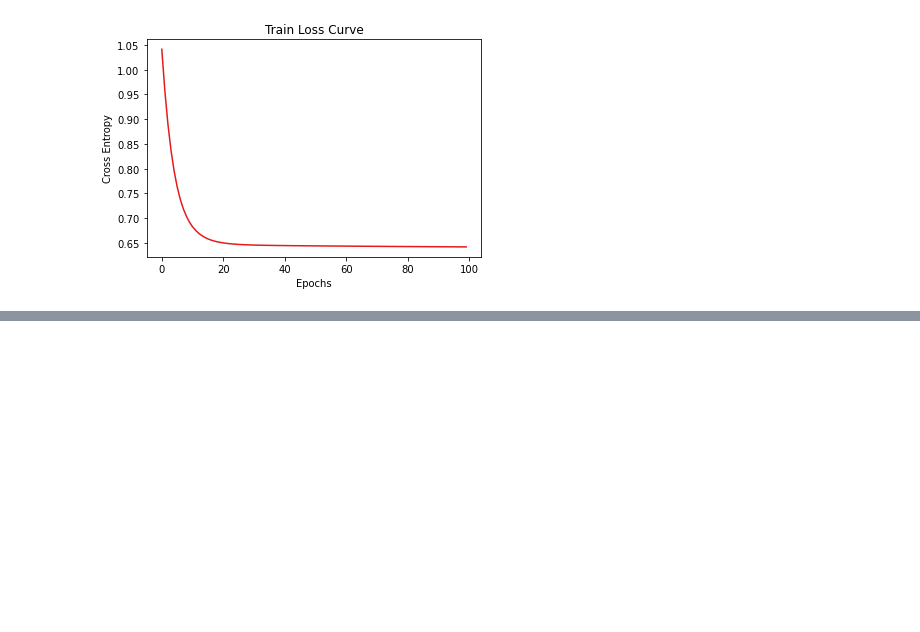
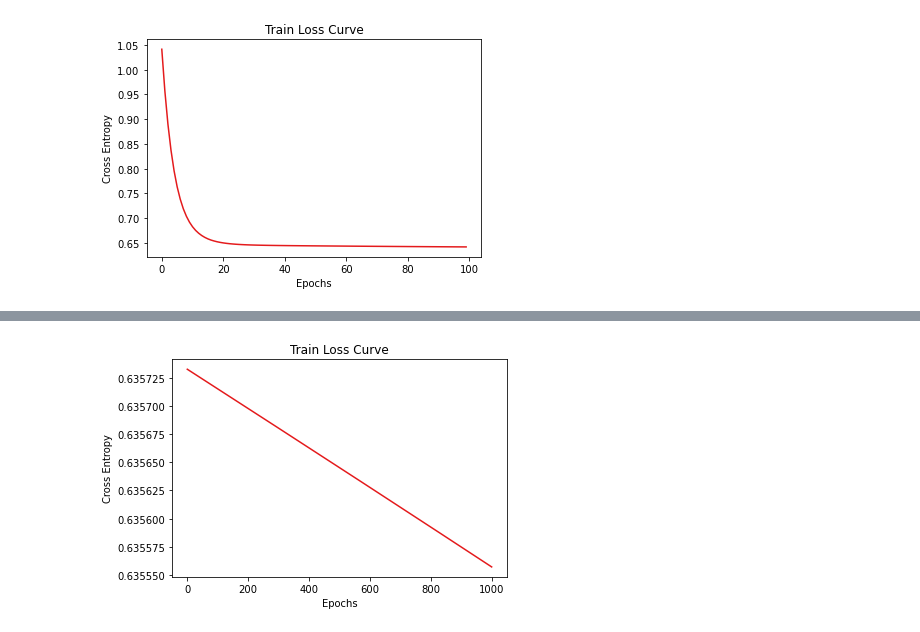
Before and after one commit to wcneill/ml-from-scratch, a Jupyter notebook: neural-networks-deep-learning/nn.ipynb, the cells around one changed output, grey strips where cells are left out. Drawn from its saved outputs; the diff is of its cells as text; code cells hidden in the pictures; blank space fills up the shorter version.

```diff
--- a/neural-networks-deep-learning/nn.ipynb
+++ b/neural-networks-deep-learning/nn.ipynb
@@ -184,3 +189,9 @@ net.train(x_train, y_train, lr=lr, epochs=epochs, batch_size=batch_size)
+# %%
+lr = .005
+epochs = 1000
+net.train(x_train, y_train, lr=lr, epochs=epochs, batch_size=batch_size)
+# %% [output]
+[figure, added]
 # %%
 lr = .001
 epochs = 1000
```
Also changed, not shown: parts of 8 cells of this notebook.
